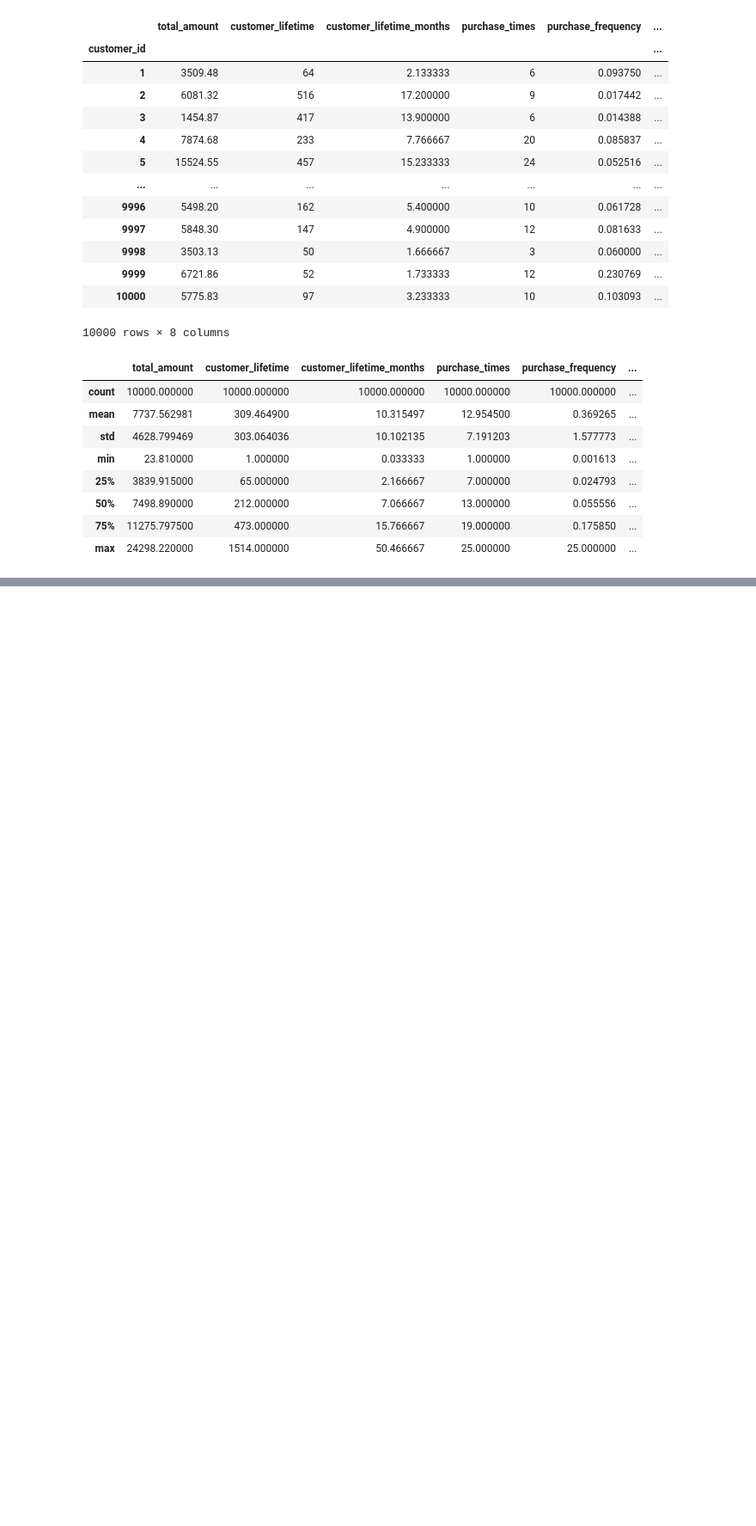
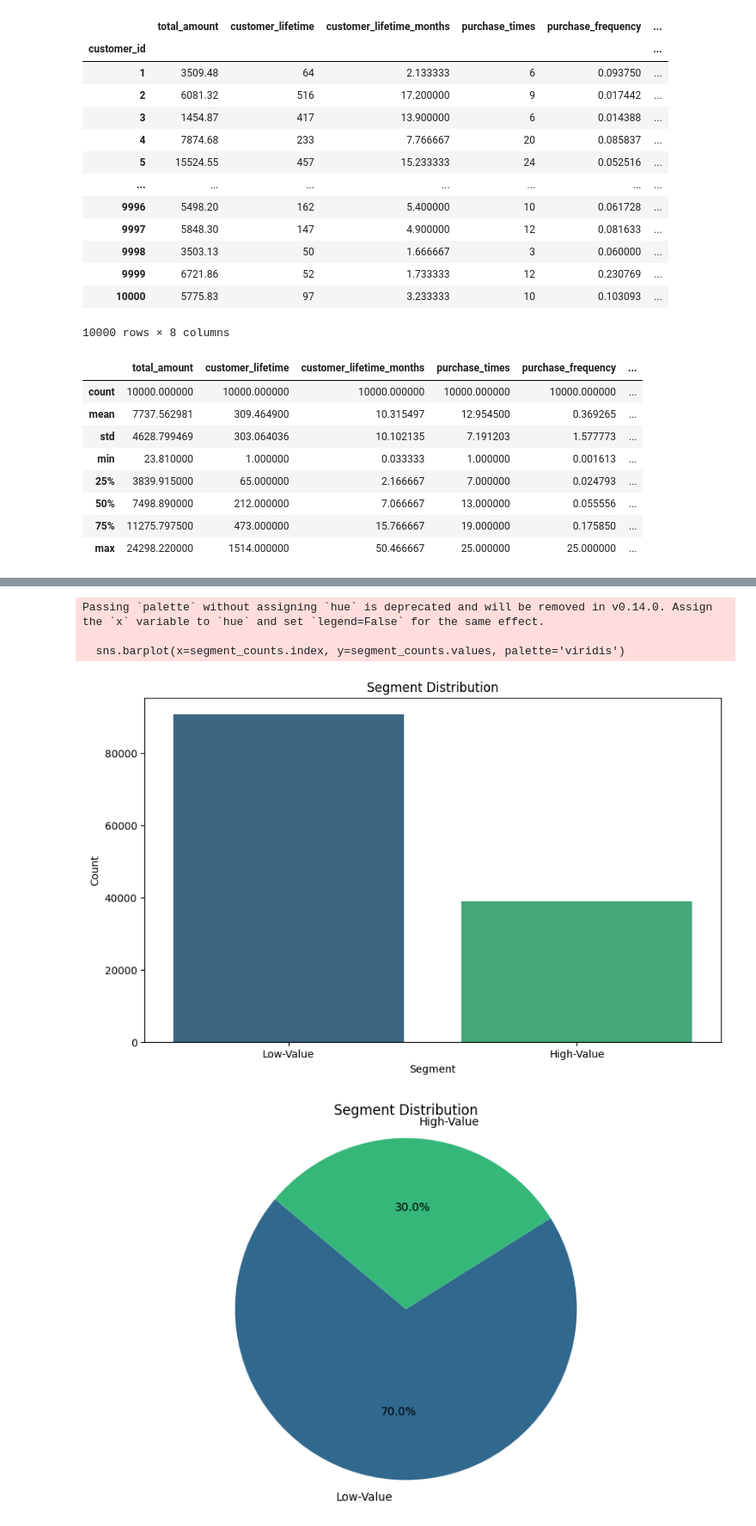
Before and after one commit to EvaW01/schulich_data_science_Xinyue-Wang, a Jupyter notebook: MBAN6110/A2_eva.ipynb, the cells around one changed output, grey strips where cells are left out. Shown at 86% size. Drawn from its saved outputs; the diff is of its cells as text; code cells hidden in the pictures; blank space fills up the shorter version.

```diff
--- a/MBAN6110/A2_eva.ipynb
+++ b/MBAN6110/A2_eva.ipynb
@@ -538,2 +610,2 @@ Clv.describe()
 # %%
-df_final = df_merged.merge(Clv, on='customer_id', how='left')
+df = df_merged.merge(Clv, on='customer_id', how='left')
@@ -540 +632,4 @@ df_final = df_merged.merge(Clv, on='customer_id', how='left')
+# %%
+# Drop columns
+df_final = df.drop(columns=['transaction_id', 'campaign_campaign_date','campaign_response','campaign_customer_id'])
 # %%
@@ -576,0 +646,11 @@ dtype: int64
+# %%
+# Turned into 1 and 0
+df_final['outcome'] = df_final['segment'].apply(lambda x: 1 if x == 'High-Value' else 0)
+
+# Select the categorical variables that need to be converted into dummy variables
+cat_col = ['gender', 'product_category', 'campaign_promotion_type']
+
+# Convert categorical variables into dummy variables
+df_final = pd.get_dummies(df_final, columns=cat_col, drop_first=False, dtype=int)
+
+df_final
@@ -576,0 +804,24 @@ dtype: int64
+# %%
+# Count the number of each group
+segment_counts = df_final['segment'].value_counts()
+
+# Histogram visualization using Seaborn
+plt.figure(figsize=(10, 6))
+sns.barplot(x=segment_counts.index, y=segment_counts.values, palette='viridis')
+plt.title('Segment Distribution')
+plt.xlabel('Segment')
+plt.ylabel('Count')
+plt.show()
+
+# Pie Chart Visualization Using Matplotlib
+plt.figure(figsize=(10, 6))
+plt.pie(segment_counts.values, labels=segment_counts.index, autopct='%1.1f%%', startangle=140, colors=sns.color_palette('viridis', len(segment_counts)))
+plt.title('Segment Distribution')
+plt.axis('equal')  # Equal aspect ratio ensures that pie is drawn as a circle.
+plt.show()
+# %% [output]
+Passing `palette` without assigning `hue` is deprecated and will be removed in v0.14.0. Assign the `x` variable to `hue` and set `legend=False` for the same effect.
+
+  sns.barplot(x=segment_counts.index, y=segment_counts.values, palette='viridis')
+[figure, added]
+[figure, added]
```
Also changed, not shown: parts of 62 cells of this notebook.
